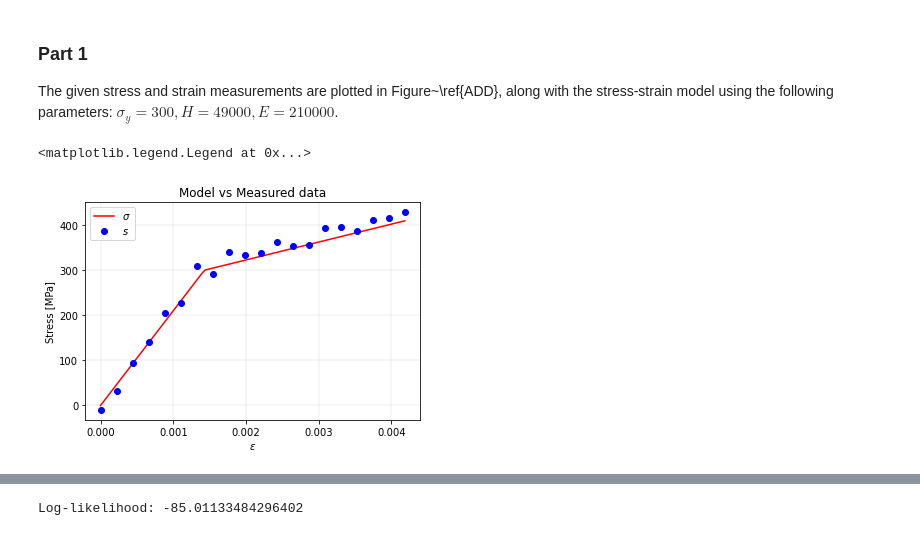
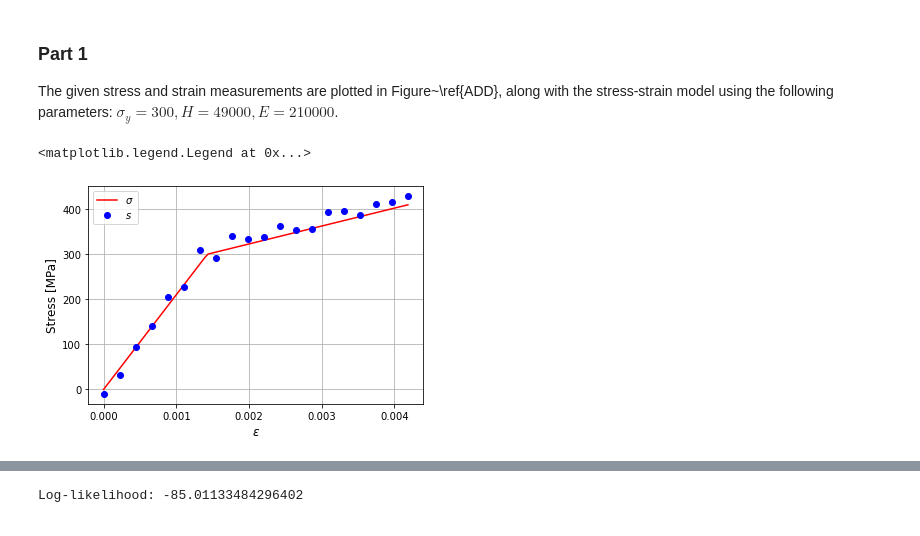
Before and after one commit to Jacob-Cloete/MSY781A3, a Jupyter notebook: Question_4.ipynb, the cells around one changed output, grey strips where cells are left out. Saved outputs shown, nothing was run; the diff lists cells and outputs as text; code cells hidden in the pictures.

```diff
--- a/Question_4.ipynb
+++ b/Question_4.ipynb
@@ -111,20 +67,21 @@ The given stress and strain measurements are plotted in Figure~\ref{ADD}, along
 # %%
 
 strain_model = np.linspace(0, strain_m[-1], 100)
 sigma_y = 300
 H = 49000
 E = 210000
 
 stress_model = stress(strain_model, sigma_y, H, E)
 
 plt.figure(1)
 plt.plot(strain_model, stress_model, 'r', label='$\sigma$')
 plt.plot(strain_m, stress_m, 'bo', label='$s$')
-plt.xlabel('$\epsilon$')
-plt.ylabel('Stress [MPa]')
-plt.title('Model vs Measured data')
-plt.grid(linewidth=0.2)
+plt.xlabel('$\epsilon$',size=12)
+plt.ylabel('Stress [MPa]',size=12)
+#plt.title('Model vs Measured data')
+plt.grid()
+plt.savefig('Q4_measure.png',dpi=300)
 plt.legend()
 # %% [output]
 <matplotlib.legend.Legend at 0x...>
-[figure, old version]
+[figure, new version]
```
Also changed, not shown: parts of 40 cells of this notebook, 1 other file.
